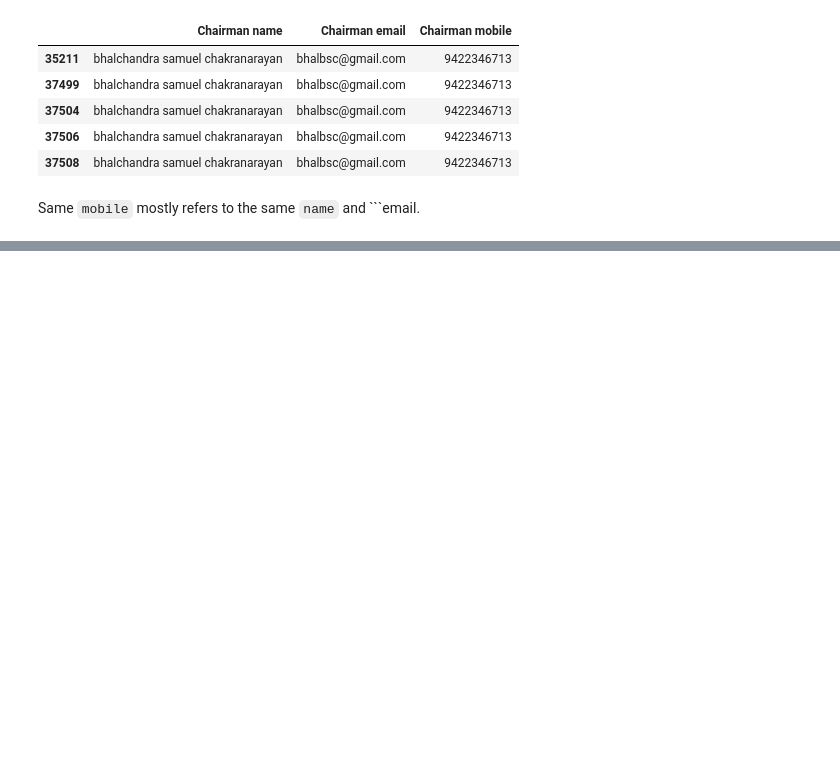
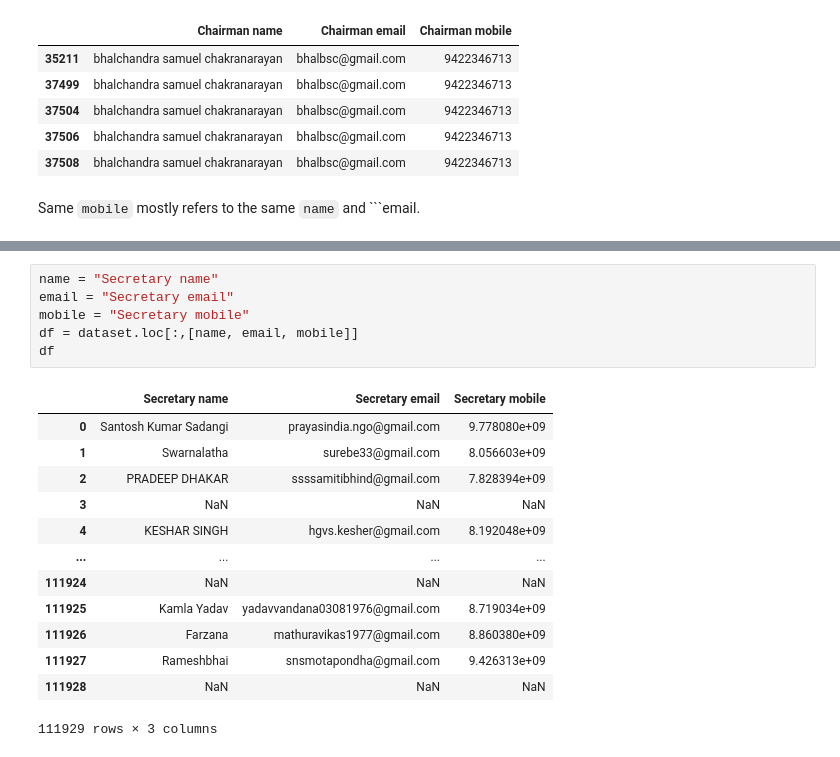
Before and after one commit to shayan-khoygani/Codebook, a Jupyter notebook: 42621 Final_Data_ngodarpan.gov.in/42621 Final_Data_ngodarpan.gov.in.ipynb, the cells around one changed output, grey strips where cells are left out. Saved outputs shown, nothing was run; the diff lists cells and outputs as text; blank space fills up the shorter version.

Commit message:
secretary start

```diff
--- a/42621 Final_Data_ngodarpan.gov.in/42621 Final_Data_ngodarpan.gov.in.ipynb
+++ b/42621 Final_Data_ngodarpan.gov.in/42621 Final_Data_ngodarpan.gov.in.ipynb
@@ -1819,0 +1835,20 @@
+# %%
+name = "Secretary name"
+email = "Secretary email"
+mobile = "Secretary mobile"
+df = dataset.loc[:,[name, email, mobile]]
+df
+# %% [output]
+|  | Secretary name | Secretary email | Secretary mobile |
+| 0 | Santosh Kumar Sadangi | prayasindia.ngo@gmail.com | 9.778080e+09 |
+| 1 | Swarnalatha | surebe33@gmail.com | 8.056603e+09 |
+| 2 | PRADEEP DHAKAR | ssssamitibhind@gmail.com | 7.828394e+09 |
+| 3 | NaN | NaN | NaN |
+| 4 | KESHAR SINGH | hgvs.kesher@gmail.com | 8.192048e+09 |
+| ... | ... | ... | ... |
+| 111924 | NaN | NaN | NaN |
+| 111925 | Kamla Yadav | yadavvandana03081976@gmail.com | 8.719034e+09 |
+| 111926 | Farzana | mathuravikas1977@gmail.com | 8.860380e+09 |
+| 111927 | Rameshbhai | snsmotapondha@gmail.com | 9.426313e+09 |
+| 111928 | NaN | NaN | NaN |
+111929 rows × 3 columns
```
Also changed, not shown: parts of 4 cells of this notebook.
